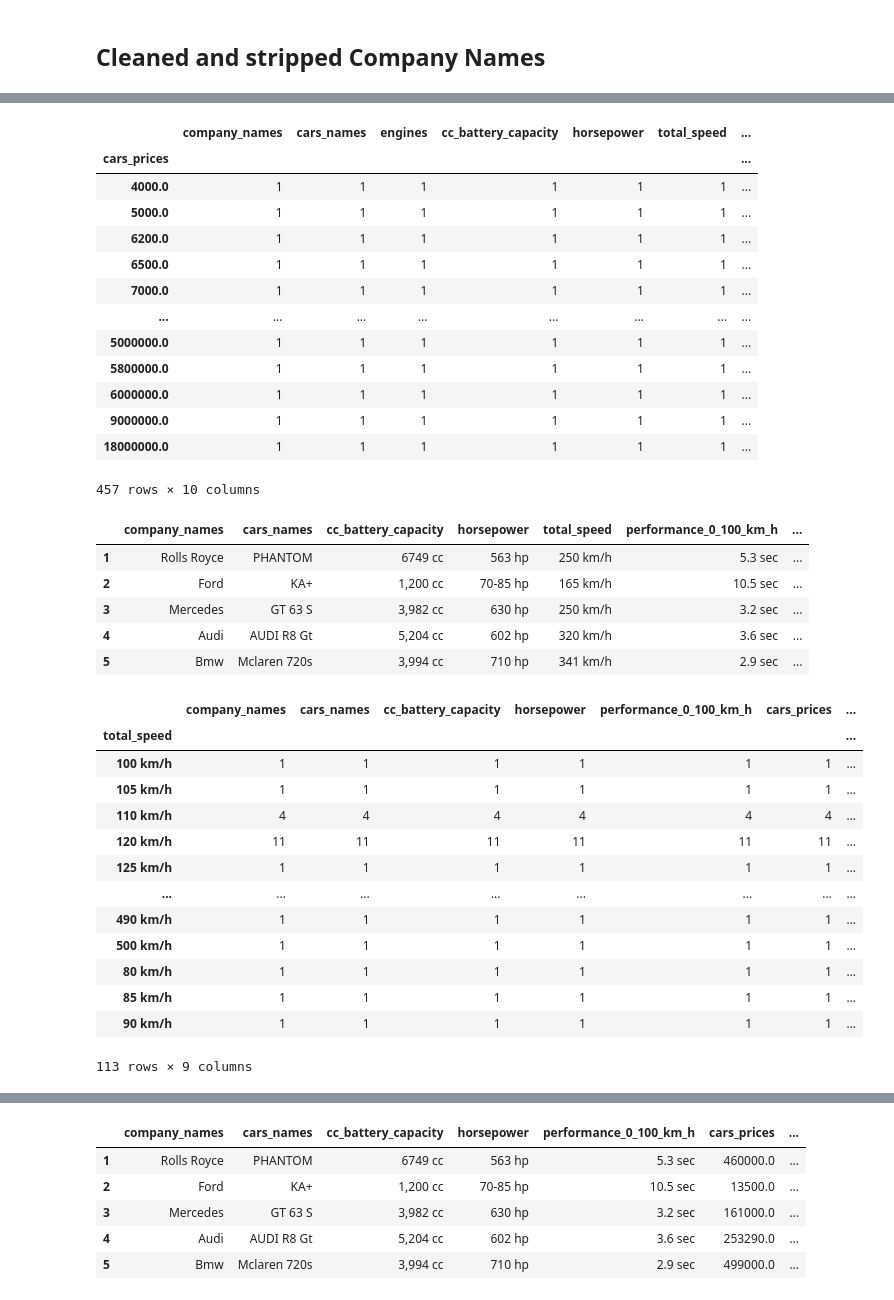
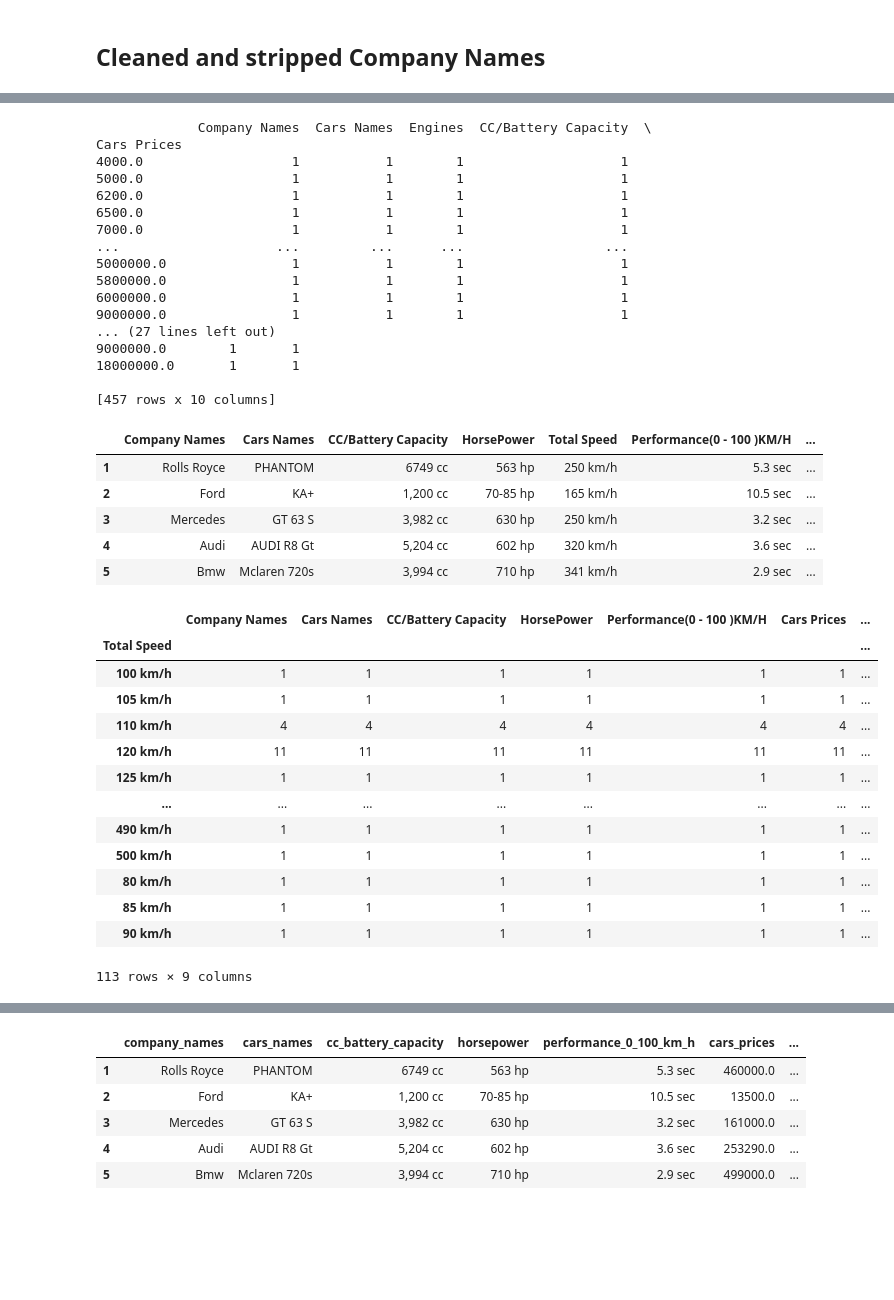
Before and after one commit to Wazard/GruppoX-Car-Analysis, a Jupyter notebook: car_analysis.ipynb, the cells around one changed output, grey strips where cells are left out. Saved outputs shown, nothing was run; the diff lists cells and outputs as text; code cells hidden in the pictures; blank space fills up the shorter version.

```diff
--- a/car_analysis.ipynb
+++ b/car_analysis.ipynb
@@ -200,43 +213,44 @@ group_df.head(1500)
 # %%
 handler.try_init_df(clean_df)
-handler.try_clean_string_to_number_col(col)
+handler.try_clean_string_to_number_col("Cars Prices")
 
 clean_df = handler.df.copy()
-group_df = clean_df.groupby(col).count()
-group_df.head(1500)
+group_df = clean_df.groupby("Cars Prices").count()
+print(group_df.head(1500))
 # %% [output]
-|  | company_names | cars_names | engines | cc_battery_capacity | horsepower | total_speed | ... |
-| cars_prices |  |  |  |  |  |  | ... |
-| 4000.0 | 1 | 1 | 1 | 1 | 1 | 1 | ... |
-| 5000.0 | 1 | 1 | 1 | 1 | 1 | 1 | ... |
-| 6200.0 | 1 | 1 | 1 | 1 | 1 | 1 | ... |
-| 6500.0 | 1 | 1 | 1 | 1 | 1 | 1 | ... |
-| 7000.0 | 1 | 1 | 1 | 1 | 1 | 1 | ... |
-| ... | ... | ... | ... | ... | ... | ... | ... |
-| 5000000.0 | 1 | 1 | 1 | 1 | 1 | 1 | ... |
-| 5800000.0 | 1 | 1 | 1 | 1 | 1 | 1 | ... |
-| 6000000.0 | 1 | 1 | 1 | 1 | 1 | 1 | ... |
-| 9000000.0 | 1 | 1 | 1 | 1 | 1 | 1 | ... |
-| 18000000.0 | 1 | 1 | 1 | 1 | 1 | 1 | ... |
-457 rows × 10 columns
+             Company Names  Cars Names  Engines  CC/Battery Capacity  \
+Cars Prices
+4000.0                   1           1        1                    1
+5000.0                   1           1        1                    1
+6200.0                   1           1        1                    1
+6500.0                   1           1        1                    1
+7000.0                   1           1        1                    1
+...                    ...         ...      ...                  ...
+5000000.0                1           1        1                    1
+5800000.0                1           1        1                    1
+6000000.0                1           1        1                    1
+9000000.0                1           1        1                    1
+... (27 lines left out)
+9000000.0        1       1
+18000000.0       1       1
+
+[457 rows x 10 columns]
 # %%
-clean_df = clean_df.drop(columns=['engines'])
+clean_df = clean_df.drop(columns=['Engines'])
 clean_df.head()
 # %% [output]
-|  | company_names | cars_names | cc_battery_capacity | horsepower | total_speed | performance_0_100_km_h | ... |
+|  | Company Names | Cars Names | CC/Battery Capacity | HorsePower | Total Speed | Performance(0 - 100 )KM/H | ... |
 | 1 | Rolls Royce | PHANTOM | 6749 cc | 563 hp | 250 km/h | 5.3 sec | ... |
 | 2 | Ford | KA+ | 1,200 cc | 70-85 hp | 165 km/h | 10.5 sec | ... |
 | 3 | Mercedes | GT 63 S | 3,982 cc | 630 hp | 250 km/h | 3.2 sec | ... |
 | 4 | Audi | AUDI R8 Gt | 5,204 cc | 602 hp | 320 km/h | 3.6 sec | ... |
 | 5 | Bmw | Mclaren 720s | 3,994 cc | 710 hp | 341 km/h | 2.9 sec | ... |
 # %%
-col = "total_speed"
-
-group_df = clean_df.groupby(col).count()
+group_df = clean_df.groupby("Total Speed").count()
 group_df.head(200)
 # %% [output]
-|  | company_names | cars_names | cc_battery_capacity | horsepower | performance_0_100_km_h | cars_prices | ... |
-| total_speed |  |  |  |  |  |  | ... |
+|  | Company Names | Cars Names | CC/Battery Capacity | HorsePower | Performance(0 - 100 )KM/H | Cars Prices | ... |
+| Total Speed |  |  |  |  |  |  | ... |
 | 100 km/h | 1 | 1 | 1 | 1 | 1 | 1 | ... |
 | 105 km/h | 1 | 1 | 1 | 1 | 1 | 1 | ... |
 | 110 km/h | 4 | 4 | 4 | 4 | 4 | 4 | ... |
```
Also changed, not shown: parts of 32 cells of this notebook.
